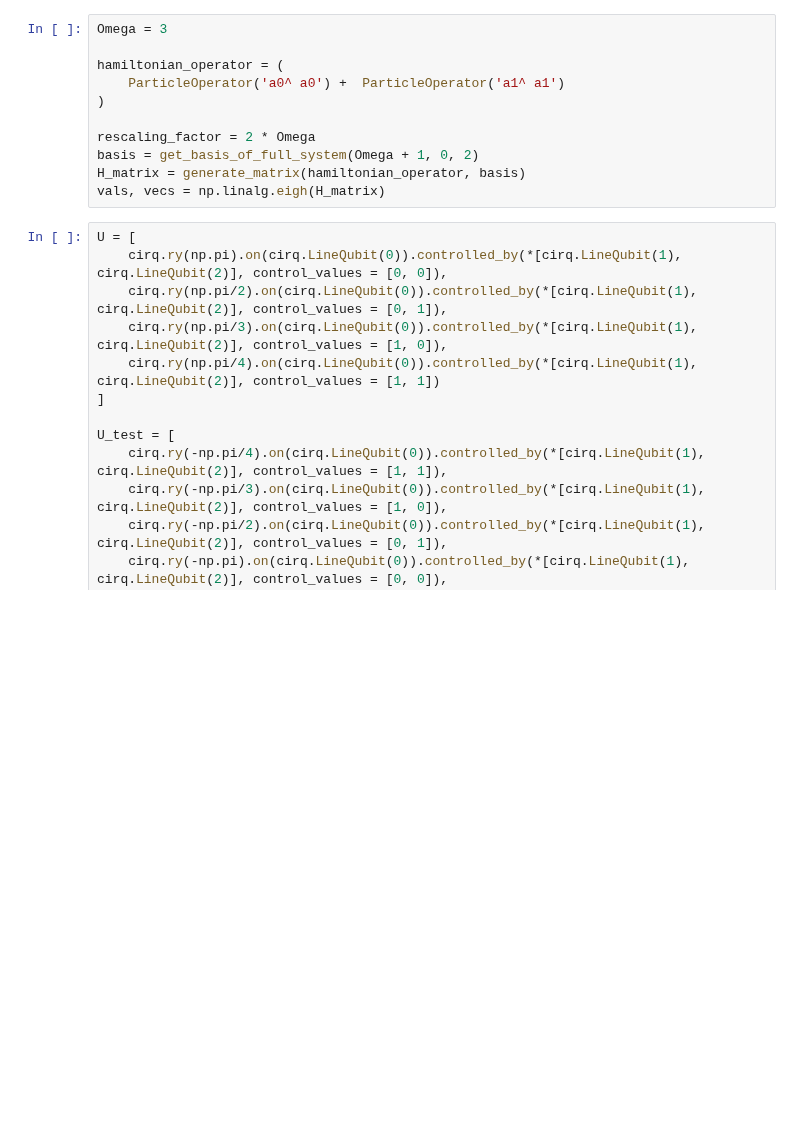
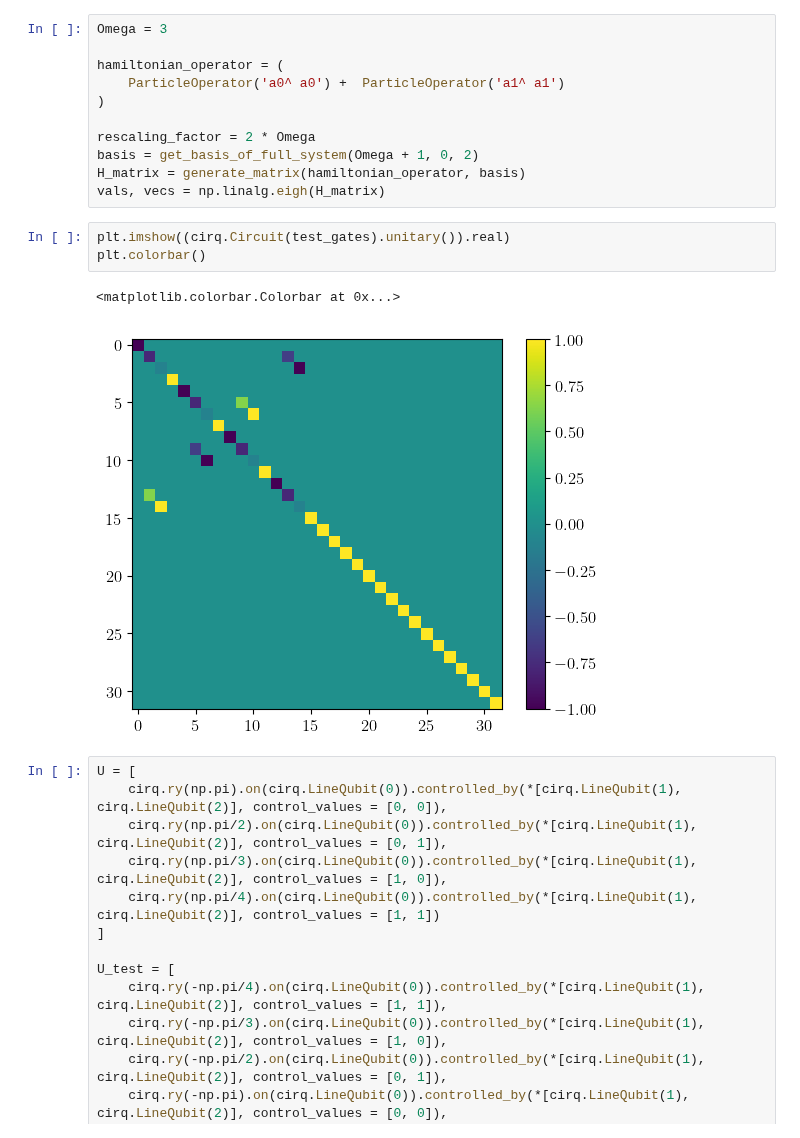
Before and after one commit to Tufts-QIQC/LOBE, a Jupyter notebook: notebooks/bosonic_lwo.ipynb, the cells around one changed output. Drawn from its saved outputs; the diff is of its cells as text; blank space fills up the shorter version.

```diff
--- a/notebooks/bosonic_lwo.ipynb
+++ b/notebooks/bosonic_lwo.ipynb
@@ -41,6 +41,12 @@ rescaling_factor = 2 * Omega
 basis = get_basis_of_full_system(Omega + 1, 0, 2)
 H_matrix = generate_matrix(hamiltonian_operator, basis)
 vals, vecs = np.linalg.eigh(H_matrix)
+# %%
+plt.imshow((cirq.Circuit(test_gates).unitary()).real)
+plt.colorbar()
+# %% [output]
+<matplotlib.colorbar.Colorbar at 0x...>
+[figure, added]
 # %%
 U = [
     cirq.ry(np.pi).on(cirq.LineQubit(0)).controlled_by(*[cirq.LineQubit(1), cirq.LineQubit(2)], control_values = [0, 0]),
```
Also changed, not shown: parts of 4 cells of this notebook, 1 other file.
